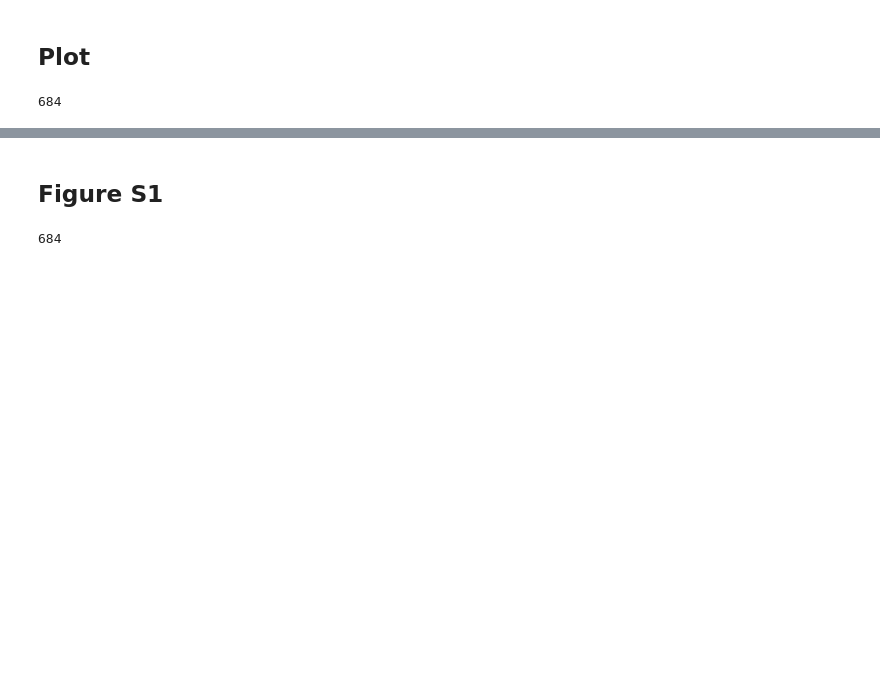
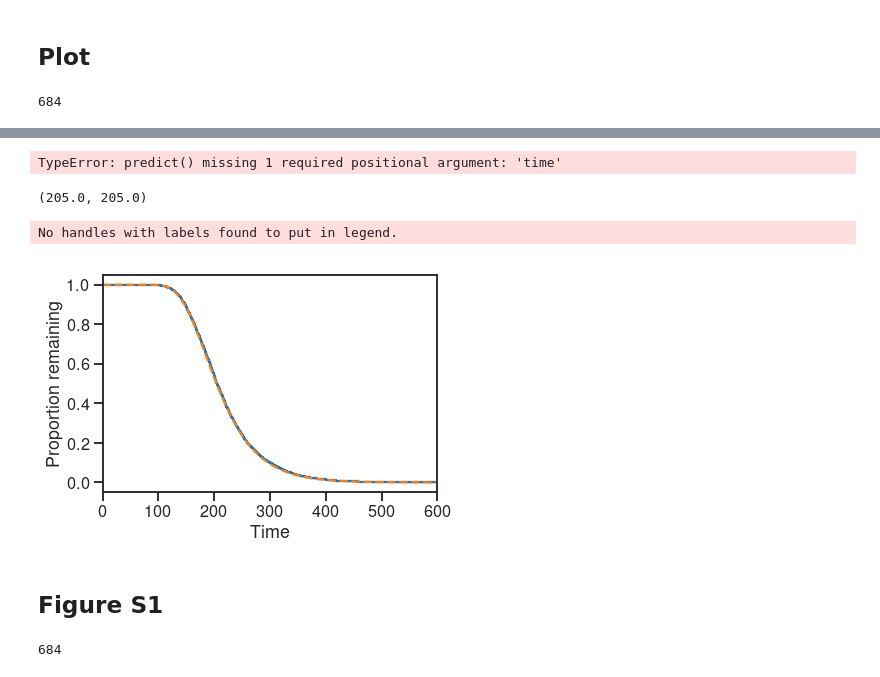
Before and after one commit to rbazev/doomed, a Jupyter notebook: python/fig2.ipynb, the cells around one changed output, grey strips where cells are left out. Saved outputs shown, nothing was run; the diff lists cells and outputs as text; code cells hidden in the pictures; blank space fills up the shorter version.

```diff
--- a/python/fig2.ipynb
+++ b/python/fig2.ipynb
@@ -163,0 +229,19 @@ plt.savefig('../figures/fig2.pdf')
+# %%
+kmf.predict()
+# %% [output]
+TypeError: predict() missing 1 required positional argument: 'time'
+# %%
+kmf.median_, np.median(tt)
+# %% [output]
+(205.0, 205.0)
+# %%
+kmf.fit(tt, label='')
+kmf.plot()
+plt.plot(propexp, '--')
+plt.xlim(0, 600)
+plt.xlabel("Time")
+plt.legend(frameon=False)
+plt.ylabel("Proportion remaining");
+# %% [output]
+No handles with labels found to put in legend.
+[figure, added]
```
Also changed, not shown: parts of 5 cells of this notebook, 2 other files.
